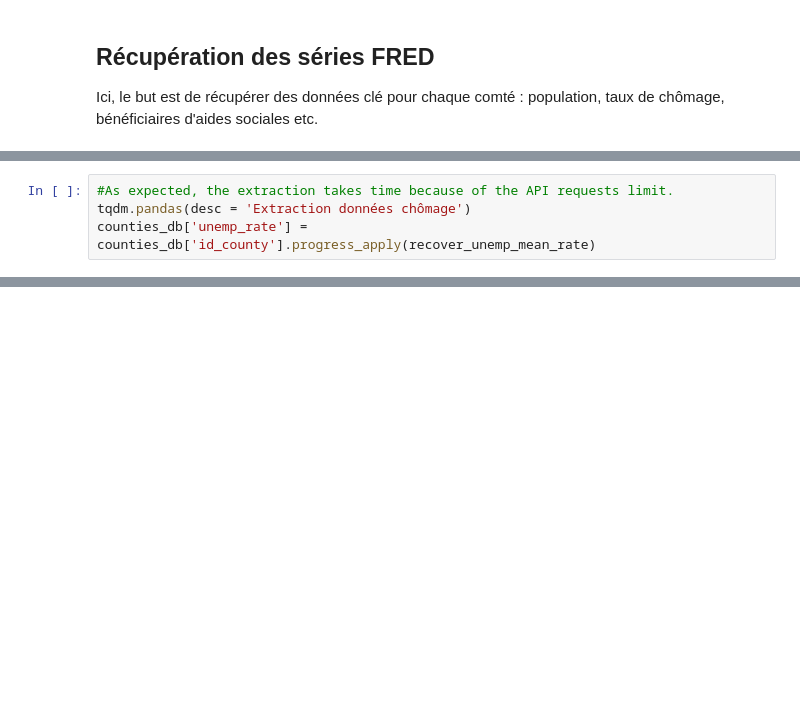
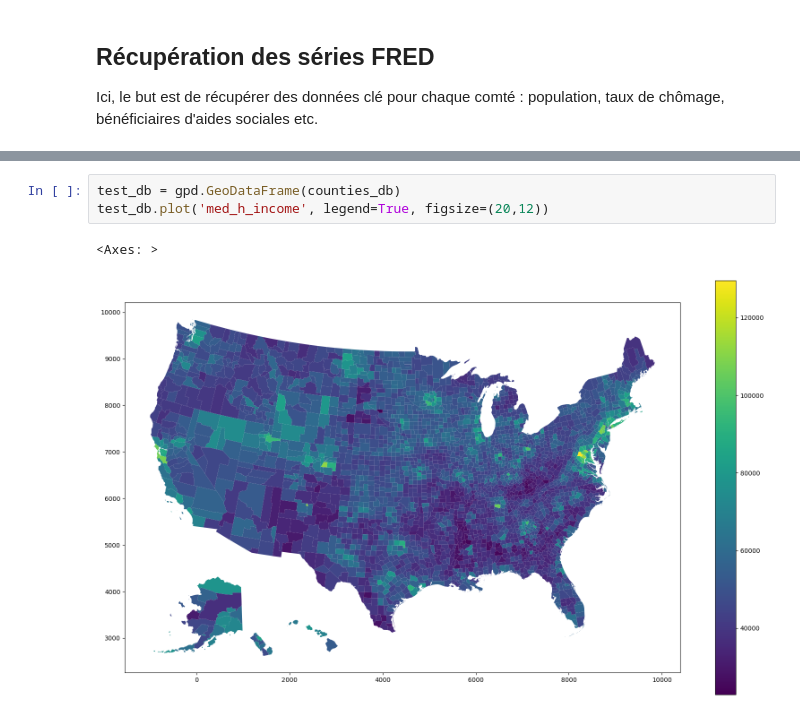
Before and after one commit to eleroux46/gun_violence, a Jupyter notebook: traitements_donnes.ipynb, the cells around one changed output, grey strips where cells are left out. Cells and saved outputs as stored; diff of their text form; blank space fills up the shorter version.

Commit message:
code simplification traitement données

```diff
--- a/traitements_donnes.ipynb
+++ b/traitements_donnes.ipynb
@@ -301,4 +234,0 @@ def recover_unemp_mean_rate(id_county):
-# %%
-#As expected, the extraction takes time because of the API requests limit.
-tqdm.pandas(desc = 'Extraction données chômage')
-counties_db['unemp_rate'] = counties_db['id_county'].progress_apply(recover_unemp_mean_rate)
@@ -320,0 +308,6 @@ counties_db
+# %%
+test_db = gpd.GeoDataFrame(counties_db)
+test_db.plot('med_h_income', legend=True, figsize=(20,12))
+# %% [output]
+<Axes: >
+[figure, added]
```
Also changed, not shown: parts of 12 cells of this notebook.
